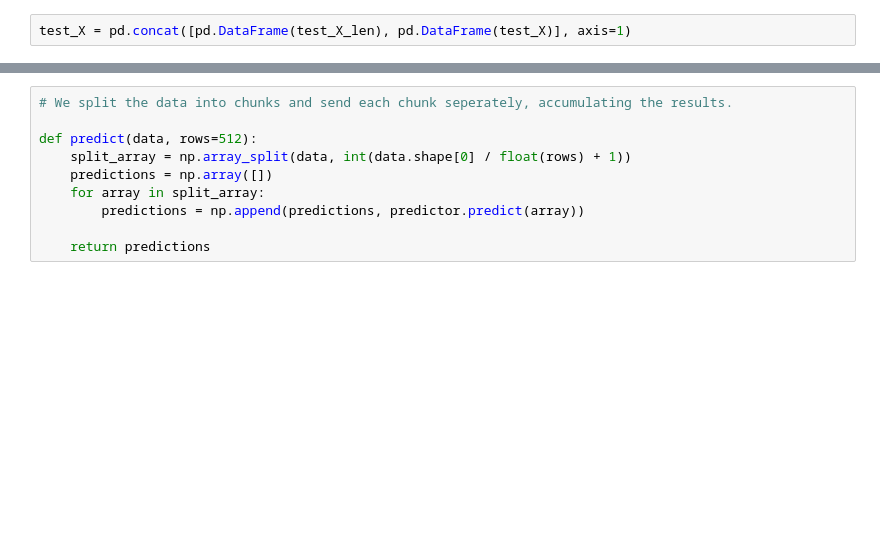
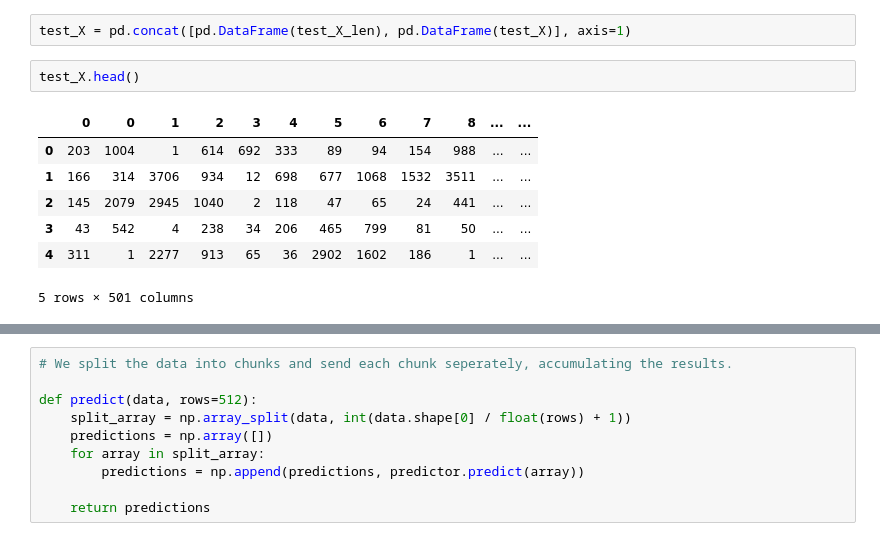
Before and after one commit to evanca/machine-learning_udacity-machine-learning-engineer, a Jupyter notebook: 042_creating a sentiment analysis web app/SageMaker Project.ipynb, the cells around one changed output, grey strips where cells are left out. Drawn from its saved outputs; the diff is of its cells as text; blank space fills up the shorter version.

```diff
--- a/042_creating a sentiment analysis web app/SageMaker Project.ipynb
+++ b/042_creating a sentiment analysis web app/SageMaker Project.ipynb
@@ -533,3 +585,13 @@ In other words **If you are no longer using a deployed endpoint, shut it down!**
 Once deployed, we can read in the test data and send it off to our deployed model to get some results. Once we collect all of the results we can determine how accurate our model is.
 # %%
 test_X = pd.concat([pd.DataFrame(test_X_len), pd.DataFrame(test_X)], axis=1)
+# %%
+test_X.head()
+# %% [output]
+|  | 0 | 0 | 1 | 2 | 3 | 4 | 5 | 6 | 7 | 8 | ... | ... |
+| 0 | 203 | 1004 | 1 | 614 | 692 | 333 | 89 | 94 | 154 | 988 | ... | ... |
+| 1 | 166 | 314 | 3706 | 934 | 12 | 698 | 677 | 1068 | 1532 | 3511 | ... | ... |
+| 2 | 145 | 2079 | 2945 | 1040 | 2 | 118 | 47 | 65 | 24 | 441 | ... | ... |
+| 3 | 43 | 542 | 4 | 238 | 34 | 206 | 465 | 799 | 81 | 50 | ... | ... |
+| 4 | 311 | 1 | 2277 | 913 | 65 | 36 | 2902 | 1602 | 186 | 1 | ... | ... |
+5 rows × 501 columns
```
Also changed, not shown: parts of 17 cells of this notebook, 1 other file.
